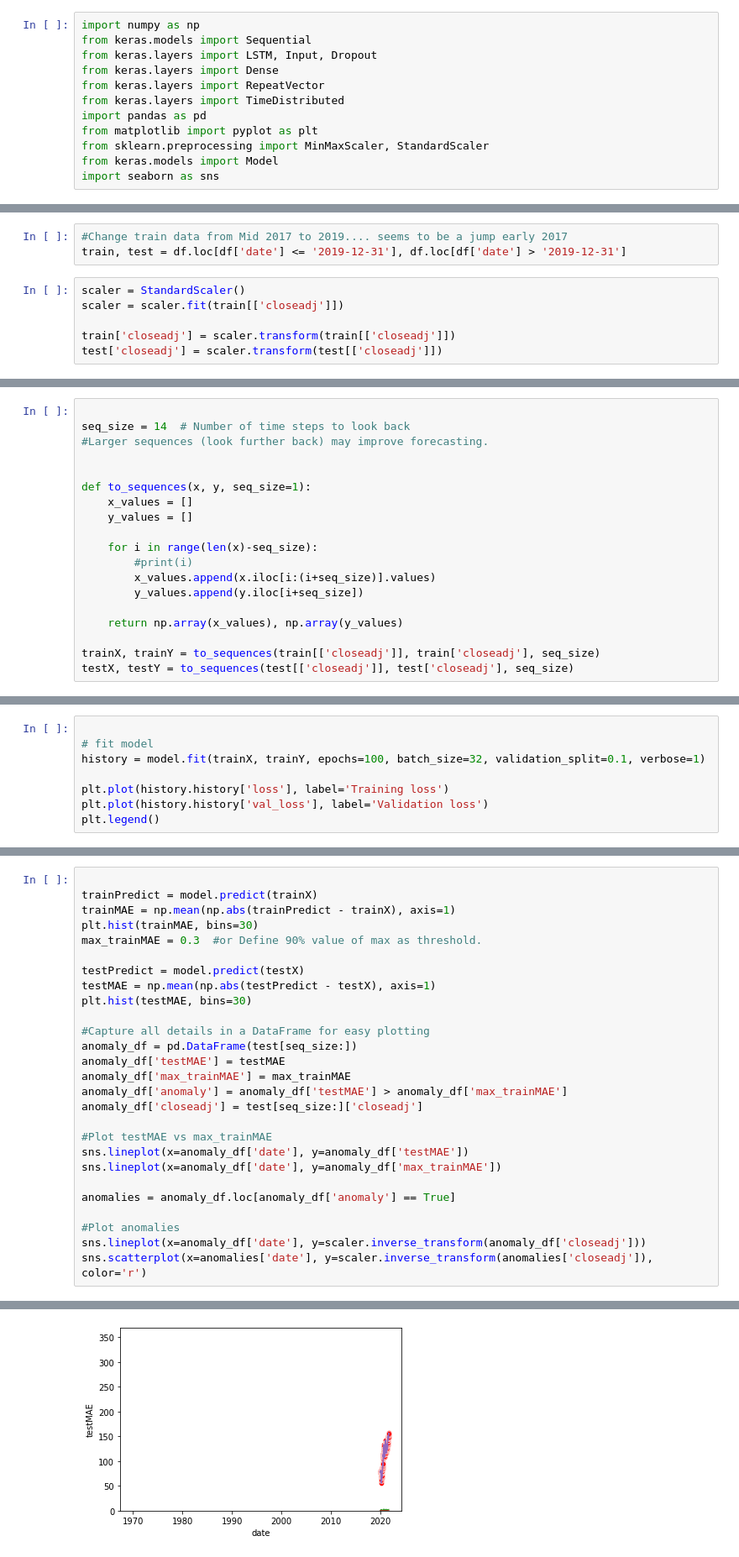
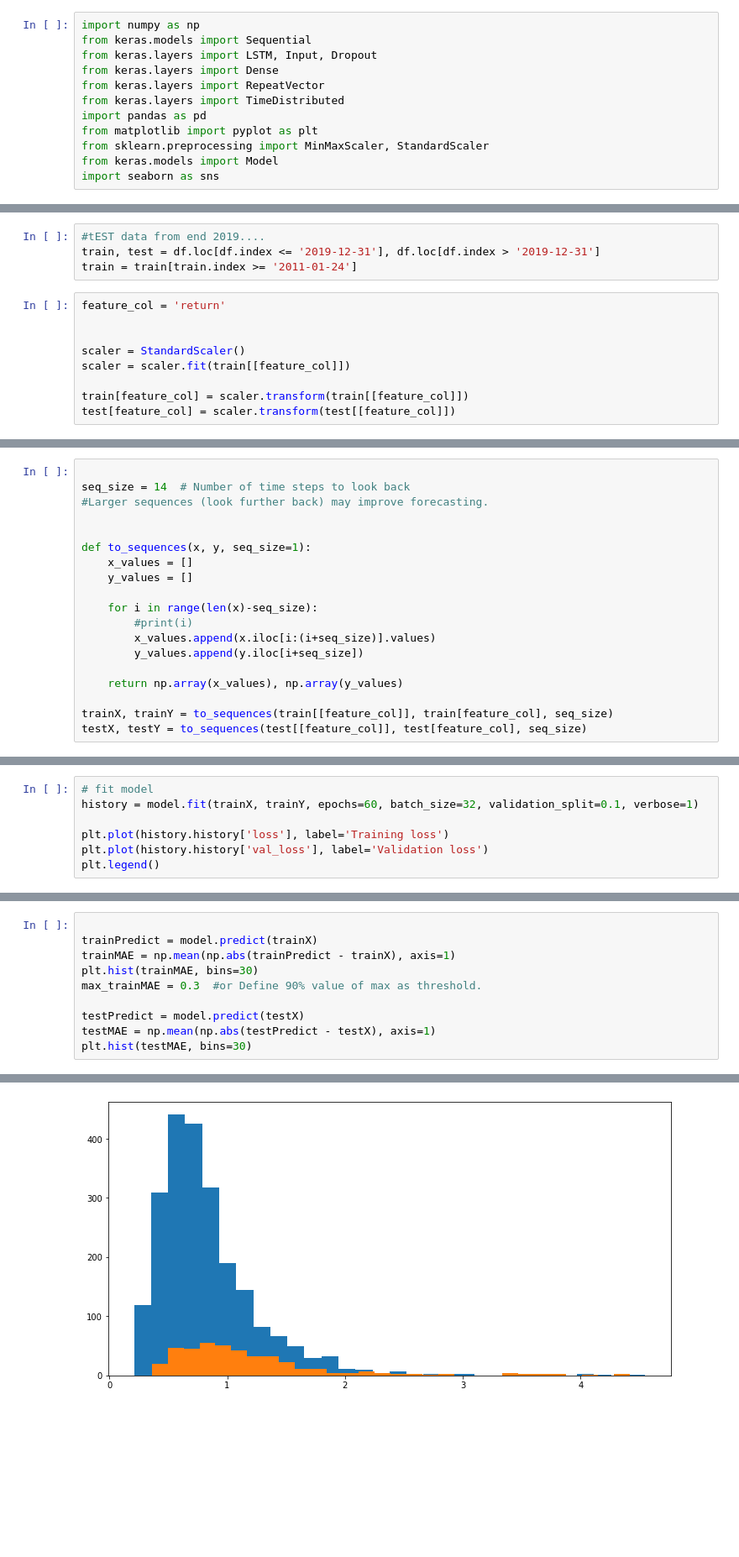
Before and after one commit to frestyle/tensorflow-deeplearning, a Jupyter notebook: anomalydetection/anomaly.ipynb, the cells around one changed output, grey strips where cells are left out. Shown at 84% size. Saved outputs shown, nothing was run; the diff lists cells and outputs as text; blank space fills up the shorter version.

Commit message:
feat: multivariate anomaly detection

```diff
--- a/anomalydetection/anomaly.ipynb
+++ b/anomalydetection/anomaly.ipynb
@@ -33,12 +34,16 @@ End date is:  2021-09-08 00:00:00
 # %%
-#Change train data from Mid 2017 to 2019.... seems to be a jump early 2017
-train, test = df.loc[df['date'] <= '2019-12-31'], df.loc[df['date'] > '2019-12-31']
+#tEST data from end 2019....
+train, test = df.loc[df.index <= '2019-12-31'], df.loc[df.index > '2019-12-31']
+train = train[train.index >= '2011-01-24']
 # %%
+feature_col = 'return'
+
+
 scaler = StandardScaler()
-scaler = scaler.fit(train[['closeadj']])
+scaler = scaler.fit(train[[feature_col]])
 
-train['closeadj'] = scaler.transform(train[['closeadj']])
-test['closeadj'] = scaler.transform(test[['closeadj']])
+train[feature_col] = scaler.transform(train[[feature_col]])
+test[feature_col] = scaler.transform(test[[feature_col]])
 # %% [output]
 A value is trying to be set on a copy of a slice from a DataFrame.
 Try using .loc[row_indexer,col_indexer] = value instead
@@ -67,6 +71,6 @@ def to_sequences(x, y, seq_size=1):
 
     return np.array(x_values), np.array(y_values)
 
-trainX, trainY = to_sequences(train[['closeadj']], train['closeadj'], seq_size)
-testX, testY = to_sequences(test[['closeadj']], test['closeadj'], seq_size)
+trainX, trainY = to_sequences(train[[feature_col]], train[feature_col], seq_size)
+testX, testY = to_sequences(test[[feature_col]], test[feature_col], seq_size)
 # %%
@@ -117,9 +113,8 @@ Trainable params: 247,937
 Non-trainable params: 0
 _________________________________________________________________
 # %%
-
 # fit model
-history = model.fit(trainX, trainY, epochs=100, batch_size=32, validation_split=0.1, verbose=1)
+history = model.fit(trainX, trainY, epochs=60, batch_size=32, validation_split=0.1, verbose=1)
 
 plt.plot(history.history['loss'], label='Training loss')
 plt.plot(history.history['val_loss'], label='Validation loss')
@@ -154,21 +149,4 @@ max_trainMAE = 0.3  #or Define 90% value of max as threshold.
 testPredict = model.predict(testX)
 testMAE = np.mean(np.abs(testPredict - testX), axis=1)
 plt.hist(testMAE, bins=30)
-
-#Capture all details in a DataFrame for easy plotting
-anomaly_df = pd.DataFrame(test[seq_size:])
-anomaly_df['testMAE'] = testMAE
-anomaly_df['max_trainMAE'] = max_trainMAE
-anomaly_df['anomaly'] = anomaly_df['testMAE'] > anomaly_df['max_trainMAE']
-anomaly_df['closeadj'] = test[seq_size:]['closeadj']
-
-#Plot testMAE vs max_trainMAE
-sns.lineplot(x=anomaly_df['date'], y=anomaly_df['testMAE'])
-sns.lineplot(x=anomaly_df['date'], y=anomaly_df['max_trainMAE'])
-
-anomalies = anomaly_df.loc[anomaly_df['anomaly'] == True]
-
-#Plot anomalies
-sns.lineplot(x=anomaly_df['date'], y=scaler.inverse_transform(anomaly_df['closeadj']))
-sns.scatterplot(x=anomalies['date'], y=scaler.inverse_transform(anomalies['closeadj']), color='r')
 # %% [output]
@@ -176 +164 @@ sns.scatterplot(x=anomalies['date'], y=scaler.inverse_transform(anomalies['close
-[figure, old version]
+[figure, new version]
```
Also changed, not shown: parts of 12 cells of this notebook, 3 other files.
